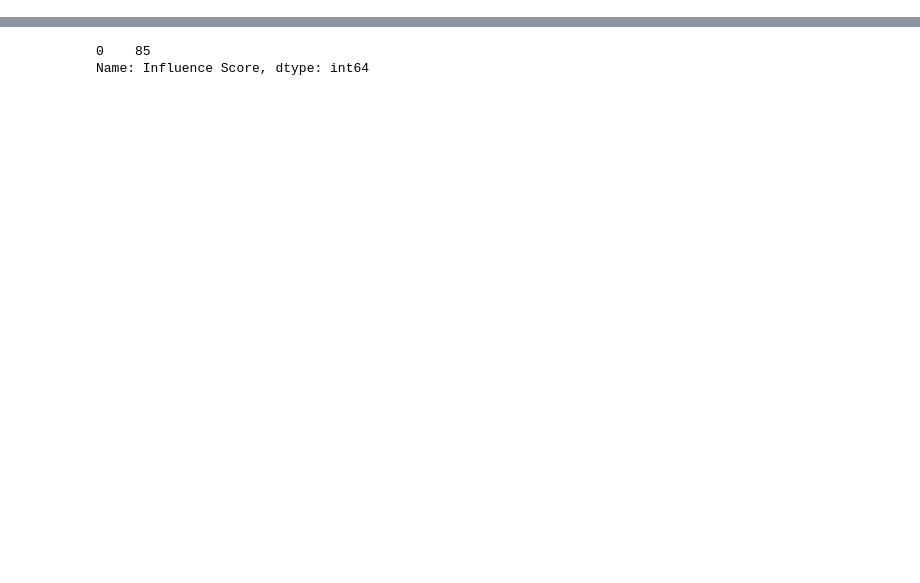
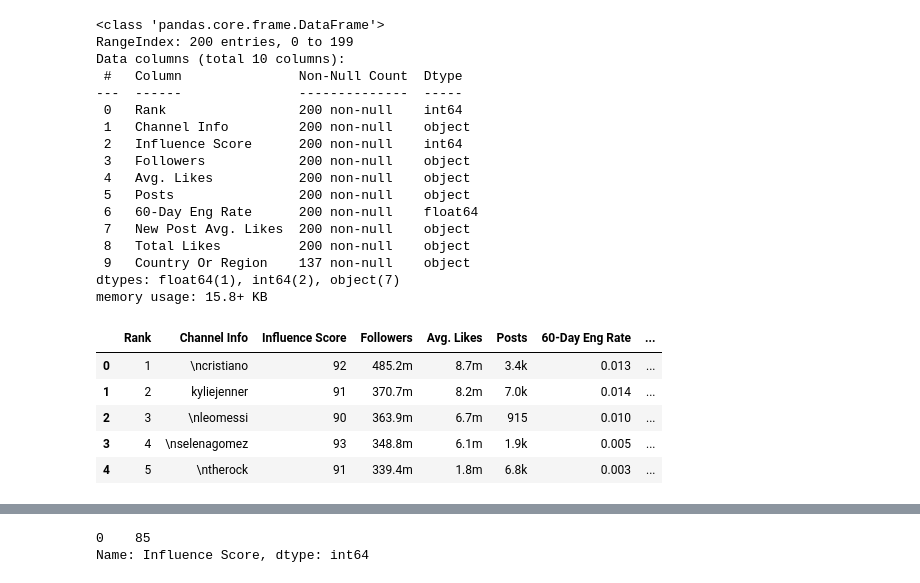
Before and after one commit to AndrewABrain/CCIC_DS1, a Jupyter notebook: InstagramAnalysis.ipynb, the cells around one changed output, grey strips where cells are left out. Cells and saved outputs as stored; diff of their text form; code cells hidden in the pictures; blank space fills up the shorter version.

```diff
--- a/InstagramAnalysis.ipynb
+++ b/InstagramAnalysis.ipynb
@@ -13,4 +27,28 @@ df = df.dropna()
 # %%
-# df.info()
-# df.head()
+df.info()
+df.head()
+# %% [output]
+<class 'pandas.core.frame.DataFrame'>
+RangeIndex: 200 entries, 0 to 199
+Data columns (total 10 columns):
+ #   Column               Non-Null Count  Dtype
+---  ------               --------------  -----
+ 0   Rank                 200 non-null    int64
+ 1   Channel Info         200 non-null    object
+ 2   Influence Score      200 non-null    int64
+ 3   Followers            200 non-null    object
+ 4   Avg. Likes           200 non-null    object
+ 5   Posts                200 non-null    object
+ 6   60-Day Eng Rate      200 non-null    float64
+ 7   New Post Avg. Likes  200 non-null    object
+ 8   Total Likes          200 non-null    object
+ 9   Country Or Region    137 non-null    object
+dtypes: float64(1), int64(2), object(7)
+memory usage: 15.8+ KB
+|  | Rank | Channel Info | Influence Score | Followers | Avg. Likes | Posts | 60-Day Eng Rate | ... |
+| 0 | 1 | \ncristiano | 92 | 485.2m | 8.7m | 3.4k | 0.013 | ... |
+| 1 | 2 | kyliejenner | 91 | 370.7m | 8.2m | 7.0k | 0.014 | ... |
+| 2 | 3 | \nleomessi | 90 | 363.9m | 6.7m | 915 | 0.010 | ... |
+| 3 | 4 | \nselenagomez | 93 | 348.8m | 6.1m | 1.9k | 0.005 | ... |
+| 4 | 5 | \ntherock | 91 | 339.4m | 1.8m | 6.8k | 0.003 | ... |
 # %%
```
Also changed, not shown: parts of 42 cells of this notebook.
